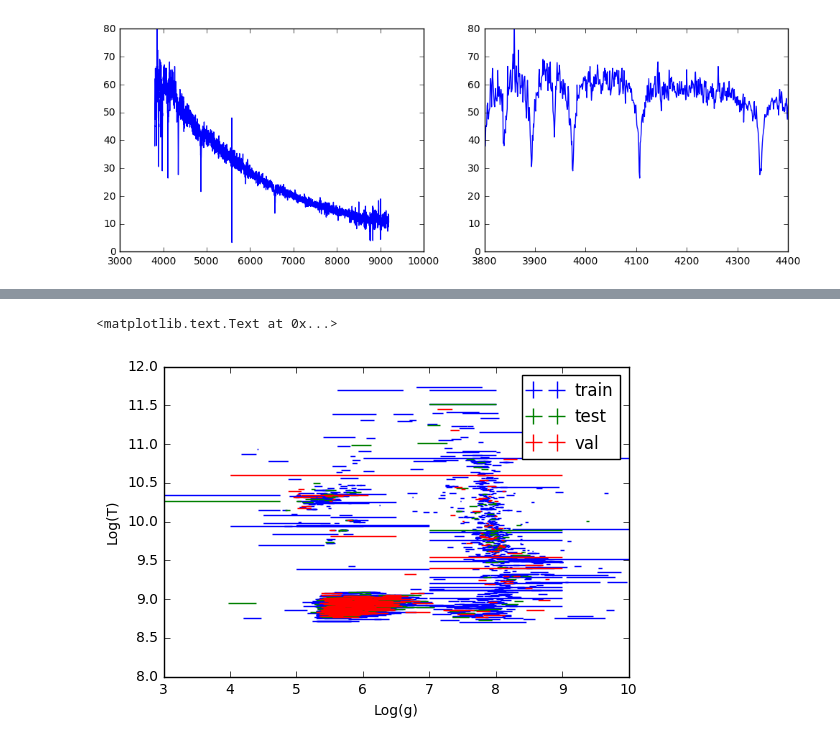
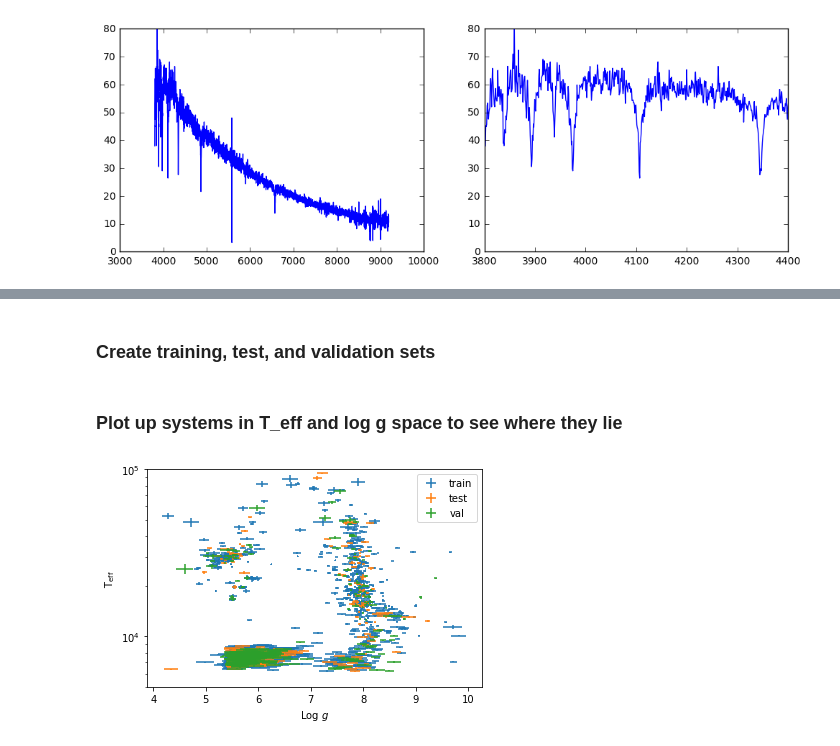
Before and after one commit to astrophysically/WDSpectralFitting, a Jupyter notebook: WD Spectra.ipynb, the cells around one changed output, grey strips where cells are left out. Cells and saved outputs as stored; diff of their text form; code cells hidden in the pictures.

```diff
--- a/WD Spectra.ipynb
+++ b/WD Spectra.ipynb
@@ -145,22 +167,35 @@ len(good_WD)
+# %% [markdown]
+### Create training, test, and validation sets
 # %%
+# Randomly shuffle indices
 indices = np.arange(len(good_WD))
 np.random.shuffle(indices)
 good_shuffle_WD = good_WD[indices]
-validation_WD = good_shuffle_WD[0:299]
-test_WD = good_shuffle_WD[300:599]
+
+# Determine training, test, and validation sets
+validation_WD = good_shuffle_WD[0:300]
+test_WD = good_shuffle_WD[300:600]
 training_WD = good_shuffle_WD[600:]
+# %% [markdown]
+### Plot up systems in T_eff and log g space to see where they lie
 # %%
-plt.errorbar(training_WD['logg'], np.log(training_WD['Teff']), xerr=training_WD['e_logg'],
-             yerr=training_WD['e_Teff']/training_WD['Teff'], fmt=None, capsize=0, label='train')
-plt.errorbar(test_WD['logg'], np.log(test_WD['Teff']), xerr=test_WD['e_logg'],
-             yerr=test_WD['e_Teff']/test_WD['Teff'], fmt=None, capsize=0, label='test')
-plt.errorbar(validation_WD['logg'], np.log(validation_WD['Teff']), xerr=validation_WD['e_logg'],
-             yerr=validation_WD['e_Teff']/validation_WD['Teff'], fmt=None, capsize=0, label='val')
+plt.errorbar(training_WD['logg'], training_WD['Teff'], xerr=training_WD['e_logg'],
+             yerr=training_WD['e_Teff'], ls='none', fmt='', capsize=0, label='train')
+
+plt.errorbar(test_WD['logg'], test_WD['Teff'], xerr=test_WD['e_logg'],
+             yerr=test_WD['e_Teff'], ls='none', fmt='', capsize=0, label='test')
+
+plt.errorbar(validation_WD['logg'], validation_WD['Teff'], xerr=validation_WD['e_logg'],
+             yerr=validation_WD['e_Teff'], ls='none', fmt='', capsize=0, label='val')
 plt.legend()
 
 
-plt.ylabel('Log(T)')
-plt.xlabel('Log(g)')
+plt.ylabel(r'T$_{\rm eff}$')
+plt.xlabel(r'Log $g$')
+
+plt.yscale('log')
+plt.ylim(5.0e3, 1.0e5)
+
+plt.show()
 # %% [output]
-<matplotlib.text.Text at 0x...>
-[figure, old version]
+[figure, new version]
```
Also changed, not shown: parts of 7 cells of this notebook, 1 other file.
